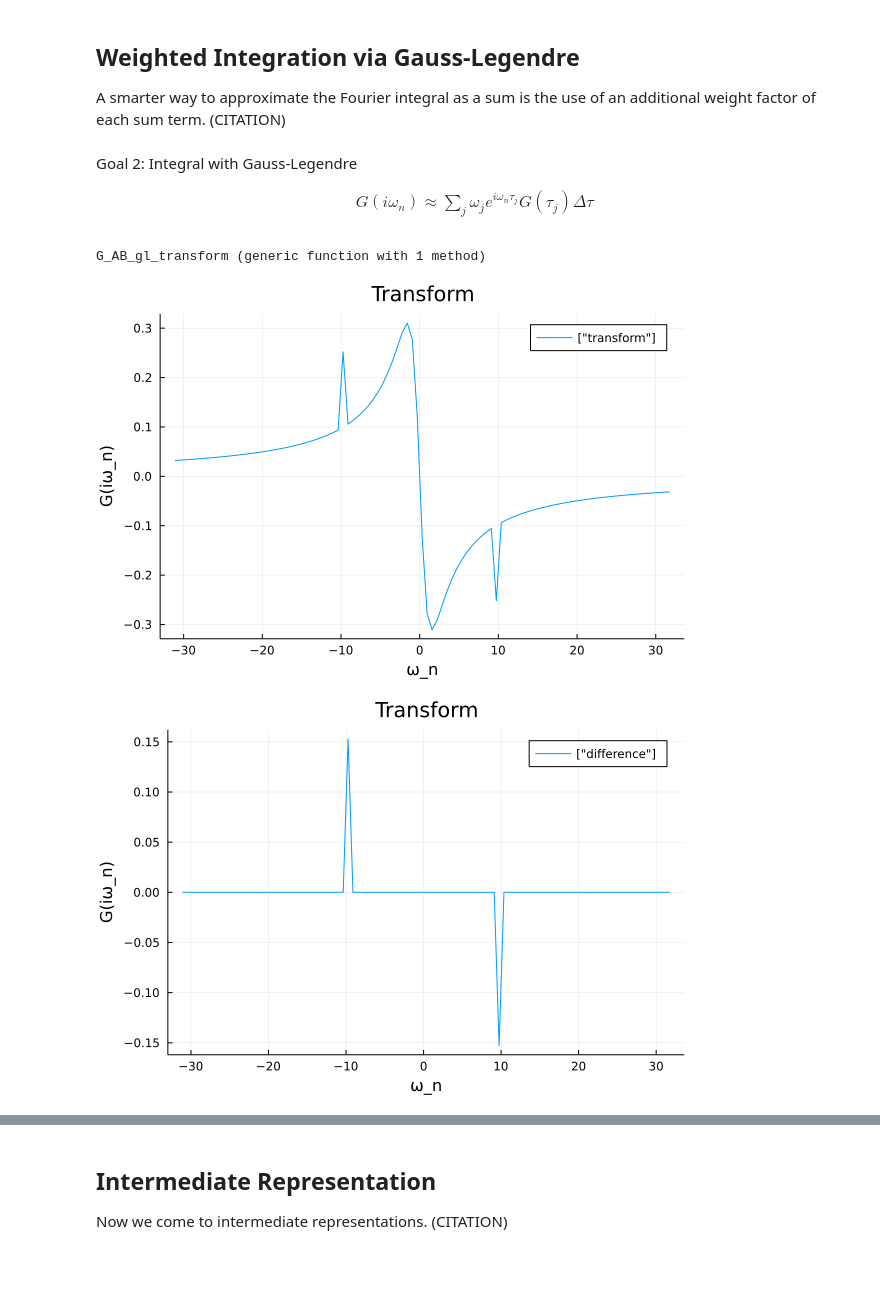
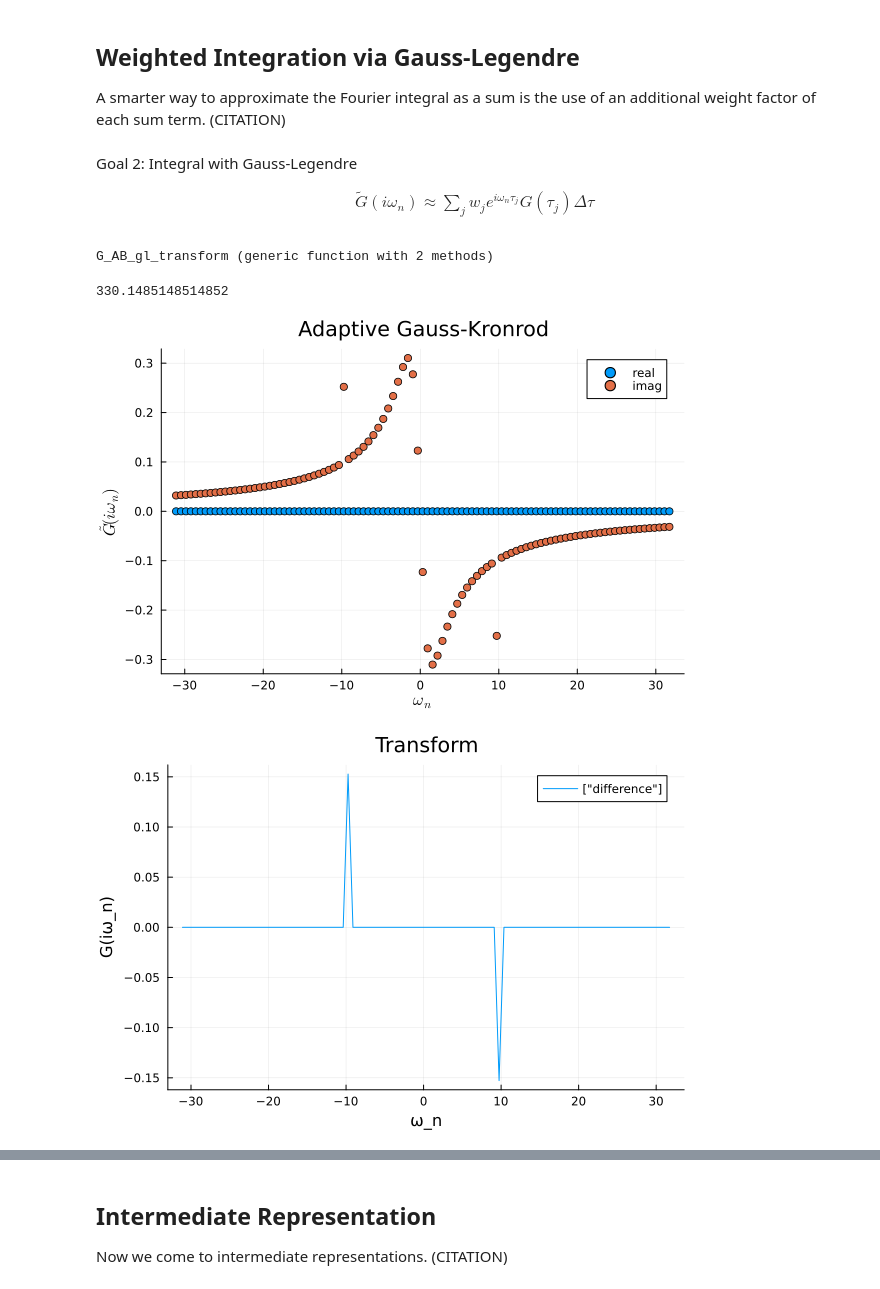
Before and after one commit to SuperMX/HubbardIR, a Jupyter notebook: 2-point Fourier Transform of Green's Functions with Intermediate Representations on Hubbard Models.ipynb, the cells around one changed output, grey strips where cells are left out. Saved outputs shown, nothing was run; the diff lists cells and outputs as text; code cells hidden in the pictures.

Commit message:
Added calculation for error and runtime in the 2-point case in respect to the number of sample points

```diff
--- a/2-point Fourier Transform of Green's Functions with Intermediate Representations on Hubbard Models.ipynb
+++ b/2-point Fourier Transform of Green's Functions with Intermediate Representations on Hubbard Models.ipynb
@@ -247,50 +261,63 @@ A smarter way to approximate the Fourier integral as a sum is the use of an addi
 Goal 2: Integral with Gauss-Legendre
 
 \begin{align}
-    G(i \omega_n) \approx \sum_{j} \omega_j e^{i \omega_n \tau_j} G(\tau_j) \Delta \tau
+    \tilde{G}(i \omega_n) \approx \sum_{j} w_j e^{i \omega_n \tau_j} G(\tau_j) \Delta \tau
 \end{align}
 # %%
 using QuadGK
 
-function G_AB_gl_part(A, B, H, β, space, ω_j)
+function G_AB_gl_part(A, B, H, β, space, ω_j, error)
     f(x)=(ℯ.^(im*ω_j*x)*(G_AB(A,B,[x],H,β,space,0.0)))
-    return quadgk(f, 0, β, rtol=1e-2)
+    return quadgk_count(f, 0, β, rtol=error)
 end
 
-function G_AB_gl_transform(A, B, H, β, space, n_max)
+function G_AB_gl_transform(A, B, H, β, space, n_max, error)
     n = collect(-n_max:1:n_max)
     ω = (2n.+1)*π/β
     #Δτ = (β/size(τ_arr)[1])
     #matrix = ℯ.^(im*ω*τ_arr')
     #return Δτ*matrix*G_AB(A,B,τ_arr,H,β,space,0.0)
+    sumcount = 0
     result = []
     for ω_j in ω
-        I, w = G_AB_gl_part(A, B, H, β, space, ω_j)
+        I, w, count = G_AB_gl_part(A, B, H, β, space, ω_j, error)
+        #println(count)
+        sumcount = sumcount+count
         append!(result,I)
     end
-    return result
+    avgnumpoint = sumcount/size(ω)[1]
+    #println(avgnumpoint)
+    return result, avgnumpoint
+end
+
+function G_AB_gl_transform(A, B, H, β, space, n_max)
+     result, avgnumpoint = G_AB_gl_transform(A, B, H, β, space, n_max, 1e-2)
+     println(avgnumpoint)
+     return result
 end
 
 #integral, err = quadgk(x -> exp(-x^2), 0, 1, rtol=1e-8)
 # %% [output]
-G_AB_gl_transform (generic function with 1 method)
+G_AB_gl_transform (generic function with 2 methods)
 # %%
 
-transform_gl = imag(G_AB_gl_transform(A, B, H, β, space, n_max))
+transform_gl = (G_AB_gl_transform(A, B, H, β, space, n_max))
 
-plot(ω,transform_gl,
-    title = "Transform",
-    label = ["transform"],
-    lw = 1, xlabel = "ω_n", ylabel = "G(iω_n)", fmt = :png)
+plot(ω,[real(transform_gl) imag(transform_gl)],
+    title = "Adaptive Gauss-Kronrod",
+    label = ["real" "imag"],
+    seriestype=:scatter,
+    lw = 1, xlabel = L"ω_n", ylabel = L"\tilde{G}(iω_n)", fmt = :png)
 # %% [output]
+330.1485148514852
-[figure, old version]
+[figure, new version]
 # %%
-plot(ω,[transform_gl-transform_Lehmann],
+plot(ω,[imag(transform_gl-transform_Lehmann)],
     title = "Transform",
     label = ["difference"],
     lw = 1, xlabel = "ω_n", ylabel = "G(iω_n)", fmt = :png)
 # %% [output]
-[figure, old version]
+[figure, new version]
 # %%
 using FastGaussQuadrature
 
```
Also changed, not shown: parts of 33 cells of this notebook.
